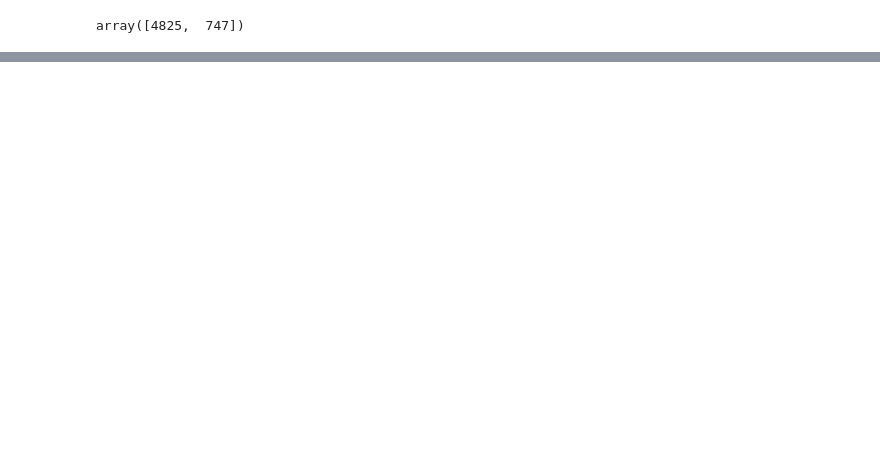
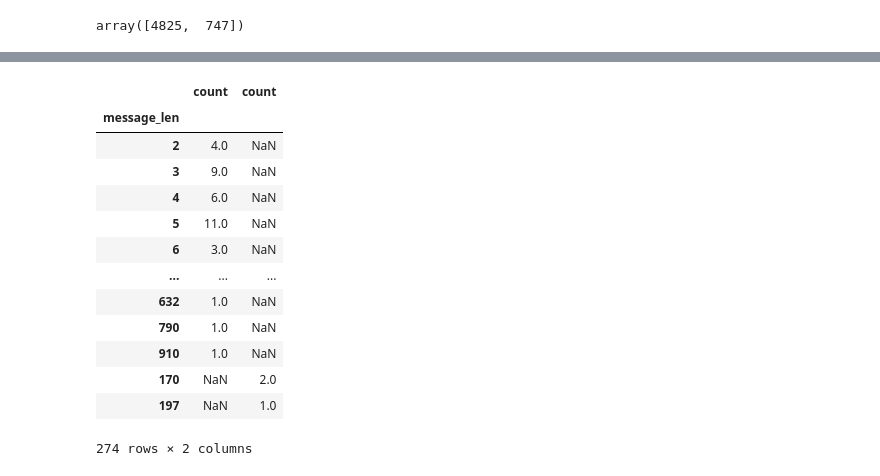
Before and after one commit to polachandu/SMS-Spam-Classification, a Jupyter notebook: sms-spam-classification-using-glove-bert-lstm.ipynb, the cells around one changed output, grey strips where cells are left out. Saved outputs shown, nothing was run; the diff lists cells and outputs as text; code cells hidden in the pictures; blank space fills up the shorter version.

```diff
--- a/sms-spam-classification-using-glove-bert-lstm.ipynb
+++ b/sms-spam-classification-using-glove-bert-lstm.ipynb
@@ -78,3 +93,6 @@ balance_counts = df.groupby('target')['target'].agg('count').values
 balance_counts
 # %% [output]
 array([4825,  747])
+# %%
+ham_df = df[df['target']=="ham"]["message_len"].value_counts().sort_index()
+spam_df = df[df['target']=="spam"]["message_len"].value_counts().sort_index()
@@ -80,0 +111,18 @@ array([4825,  747])
+# %%
+concat = pd.concat([ham_df,spam_df], axis=1)
+concat
+# %% [output]
+|  | count | count |
+| message_len |  |  |
+| 2 | 4.0 | NaN |
+| 3 | 9.0 | NaN |
+| 4 | 6.0 | NaN |
+| 5 | 11.0 | NaN |
+| 6 | 3.0 | NaN |
+| ... | ... | ... |
+| 632 | 1.0 | NaN |
+| 790 | 1.0 | NaN |
+| 910 | 1.0 | NaN |
+| 170 | NaN | 2.0 |
+| 197 | NaN | 1.0 |
+274 rows × 2 columns
```
Also changed, not shown: parts of 15 cells of this notebook.
